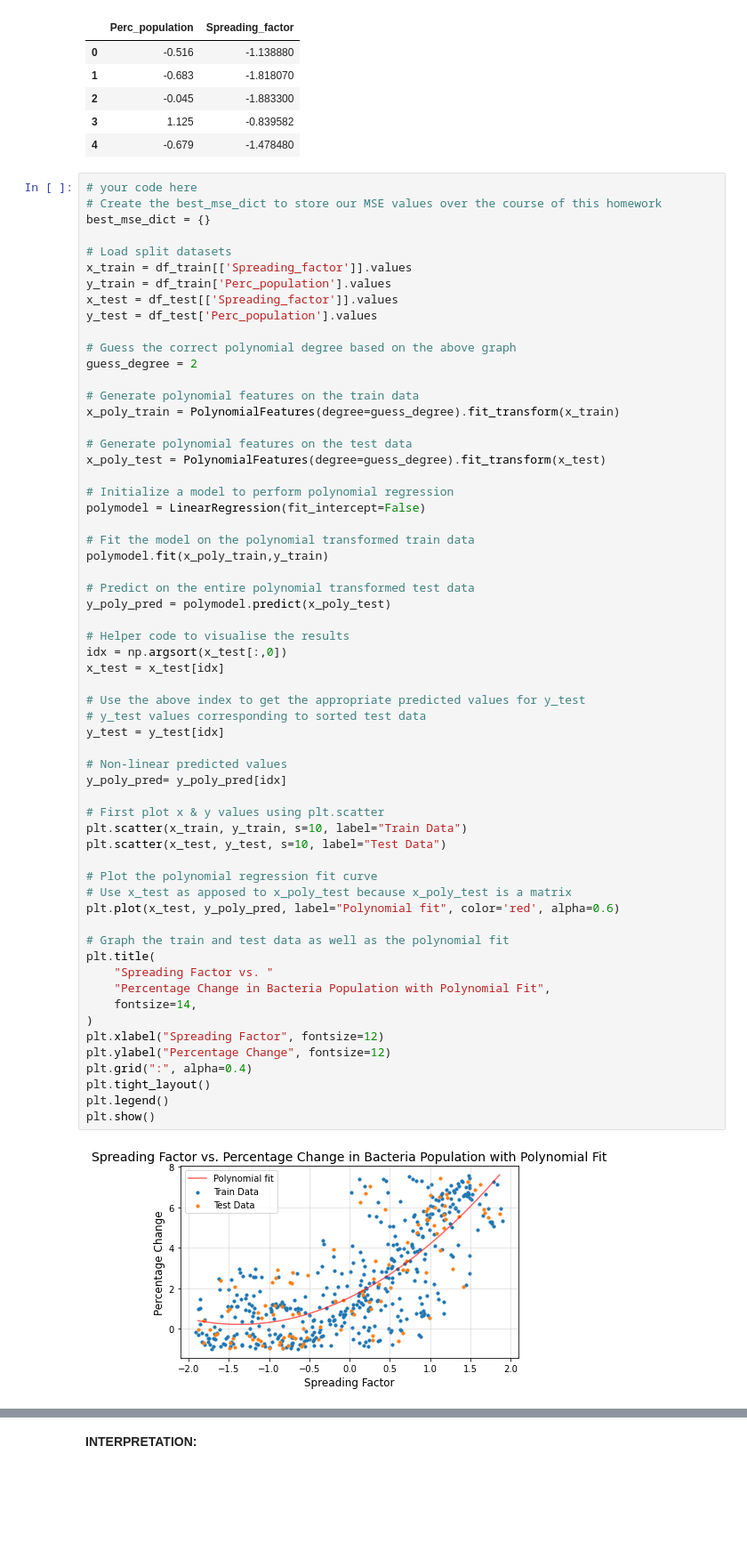
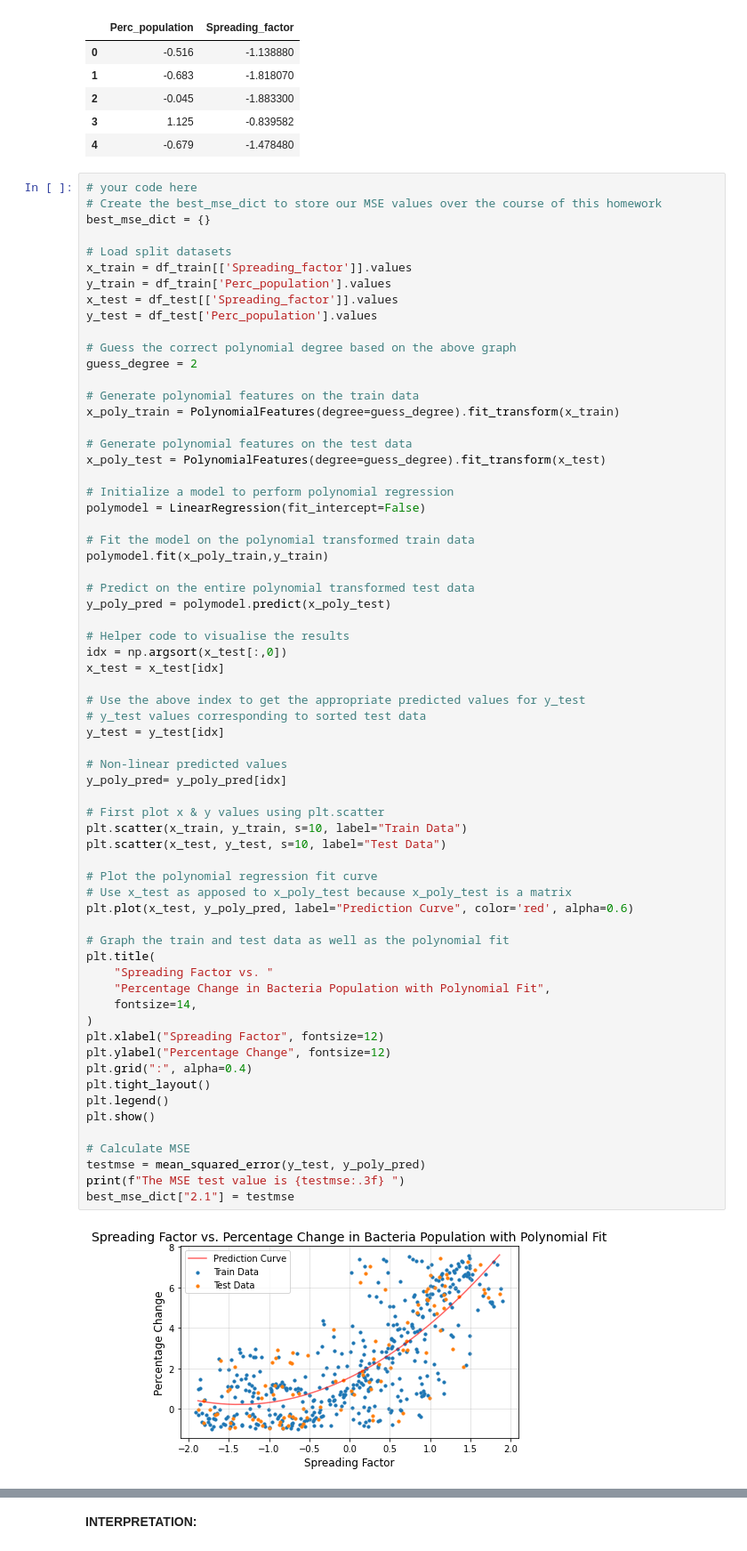
Before and after one commit to westonruths/ac209a, a Jupyter notebook: cs109a_hw3/cs109a_hw3.ipynb, the cells around one changed output, grey strips where cells are left out. Shown: that part at 89% size. Saved outputs shown, nothing was run; the diff lists cells and outputs as text; blank space fills up the shorter version.

```diff
--- a/cs109a_hw3/cs109a_hw3.ipynb
+++ b/cs109a_hw3/cs109a_hw3.ipynb
@@ -282,32 +282,37 @@ y_poly_pred = polymodel.predict(x_poly_test)
 idx = np.argsort(x_test[:,0])
 x_test = x_test[idx]
 
 # Use the above index to get the appropriate predicted values for y_test
 # y_test values corresponding to sorted test data
 y_test = y_test[idx]
 
 # Non-linear predicted values
 y_poly_pred= y_poly_pred[idx]
 
 # First plot x & y values using plt.scatter
 plt.scatter(x_train, y_train, s=10, label="Train Data")
 plt.scatter(x_test, y_test, s=10, label="Test Data")
 
 # Plot the polynomial regression fit curve
 # Use x_test as apposed to x_poly_test because x_poly_test is a matrix
-plt.plot(x_test, y_poly_pred, label="Polynomial fit", color='red', alpha=0.6)
+plt.plot(x_test, y_poly_pred, label="Prediction Curve", color='red', alpha=0.6)
 
 # Graph the train and test data as well as the polynomial fit
 plt.title(
     "Spreading Factor vs. "
     "Percentage Change in Bacteria Population with Polynomial Fit",
     fontsize=14,
 )
 plt.xlabel("Spreading Factor", fontsize=12)
 plt.ylabel("Percentage Change", fontsize=12)
 plt.grid(":", alpha=0.4)
 plt.tight_layout()
 plt.legend()
 plt.show()
+
+# Calculate MSE
+testmse = mean_squared_error(y_test, y_poly_pred)
+print(f"The MSE test value is {testmse:.3f} ")
+best_mse_dict["2.1"] = testmse
 # %% [output]
-[figure, old version]
+[figure, new version]
```
Also changed, not shown: parts of 5 cells of this notebook.
